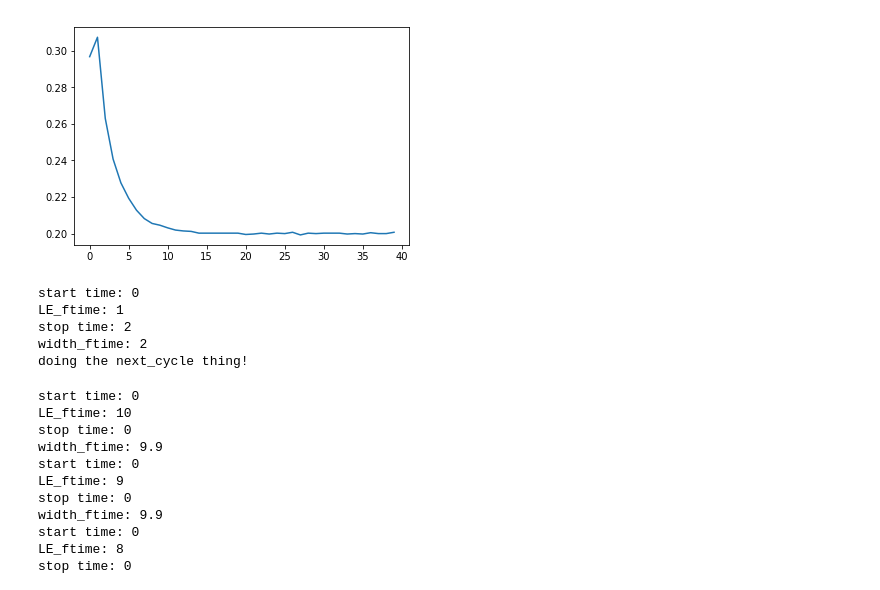
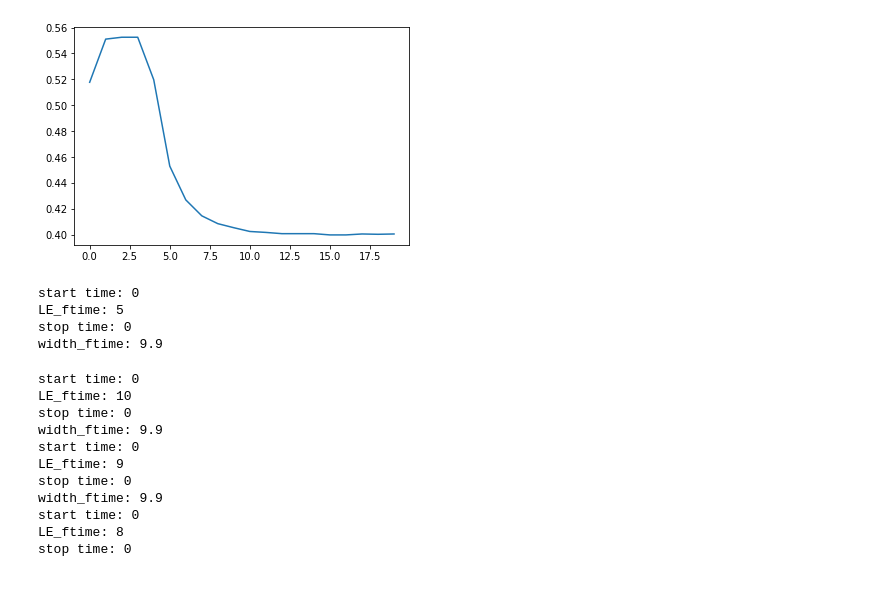
Before and after one commit to acidbourbon/lab_bench, a Jupyter notebook: workdir/jupyter/lab_device_examples/picoStep_iCE40_rp2040_calib5.ipynb, the cells around one changed output. Drawn from its saved outputs; the diff is of its cells as text; code cells hidden in the pictures.

Commit message:
the calib5 thing is the best so far!

```diff
--- a/workdir/jupyter/lab_device_examples/picoStep_iCE40_rp2040_calib5.ipynb
+++ b/workdir/jupyter/lab_device_examples/picoStep_iCE40_rp2040_calib5.ipynb
@@ -195,16 +197,16 @@ enable_stop(0)
 enable_start(1)
 enable_mask(1)
 set_loop_length(5)
-set_mask_time(2)
+set_mask_time(3)
 set_start_time(0)
-set_start_hold_time(0)
+#set_start_hold_time(0)
 set_stop_time(0)
 set_thr_start(10e3)
 set_thr_stop(10e3)
 
 
 
-for thr_start in np.linspace(5e3,35e3,50):
+for thr_start in np.linspace(0e3,50e3,100):
     set_thr_start(thr_start)
     time.sleep(0.05)
     adc_vals += [read_calib_adc()]
@@ -214,9 +216,15 @@ adc_vals = np.array(adc_vals)
 thr_vals = np.array(thr_vals)
 
 plt.plot(thr_vals, adc_vals)
-plt.plot(thr_vals, thr_vals*0+.2,label="10ns before mask edge")
-plt.plot(thr_vals, thr_vals*0+.05,label="start of adjust range")
-plt.plot(thr_vals, thr_vals*0+.25,label="end of adjust range")
+#plt.plot(thr_vals, thr_vals*0+.2,label="10ns before mask edge")
+#plt.plot(thr_vals, thr_vals*0+.05,label="start of adjust range")
+#plt.plot(thr_vals, thr_vals*0+.25,label="end of adjust range")
+plt.plot(thr_vals, thr_vals*0+.05,label="5%")
+plt.plot(thr_vals, thr_vals*0+.1,label="10%")
+plt.plot(thr_vals, thr_vals*0+.2,label="20%")
+plt.plot(thr_vals, thr_vals*0+.3,label="30%")
+plt.plot(thr_vals, thr_vals*0+.4,label="40%")
+plt.plot(thr_vals, thr_vals*0+.45,label="45%")
 plt.xlabel("start thresh setting")
 plt.ylabel("ADC value")
 plt.title("average area")
@@ -249,13 +257,13 @@ def set_LE_frac(frac,**kwargs):
 
 
     # linear starting estimation from previous linear fit
-    thr_start = (frac-0.44)/(-1.27e-5)
+    thr_start = (frac-0.68)/(-1.6e-5)
 
     enable_stop(0)
     enable_start(1)
     enable_mask(1)
     set_loop_length(5)
-    set_mask_time(2)
+    set_mask_time(3)
     set_start_time(0)
     set_start_hold_time(0)
     set_stop_time(0)
@@ -300,22 +308,23 @@ def set_width_frac(frac,**kwargs):
     # linear starting estimation from previous linear fit
     #thr_start = (frac-0.58)/(-1.84e-5)
 
-    thr_stop = 35000
+    thr_stop = 50000
 
-    stop_time = 0
-    if next_cycle:
-        print("doing the next_cycle thing!")
-        thr_stop = 20000
-        stop_time = 1
+    #stop_time = 0
+
+    #if next_cycle:
+    #    print("doing the next_cycle thing!")
+    #    thr_stop = 20000
+    #    stop_time = 1
 
     enable_stop(1)
     enable_start(1)
     enable_mask(0)
     set_loop_length(5)
-    set_mask_time(2)
+    set_mask_time(3) # mask is disabled anyway
     set_start_time(0)
-    set_start_hold_time(stop_time)
-    set_stop_time(stop_time)
+    #set_start_hold_time(stop_time)
+    set_stop_time(0)
     #set_thr_start(thr_start)
     set_thr_stop(thr_stop)
 
@@ -333,9 +342,9 @@ def set_width_frac(frac,**kwargs):
         plt.plot(adc_vals)
         plt.show()
 # %%
-set_LE_frac(0.2)
-set_width_frac(0.2,plot=True)
+set_LE_frac(0.4)
+set_width_frac(0.4,plot=True)
 # %% [output]
-[figure, old version]
+[figure, new version]
 # %%
 def set_LE_ftime_ns(t):
@@ -395,13 +403,12 @@ def set_pulse_ns(time,width,loop_length):
 # %%
 # problem if width % clk_period == 0 (or very small!)
 
-set_pulse_ns(9,12,10)
+set_pulse_ns(5,9.9,10)
 # %% [output]
 start time: 0
-LE_ftime: 1
-stop time: 2
-width_ftime: 2
-doing the next_cycle thing!
+LE_ftime: 5
+stop time: 0
+width_ftime: 9.9
 # %%
 # LE scan
 
```
Also changed, not shown: parts of 9 cells of this notebook.
